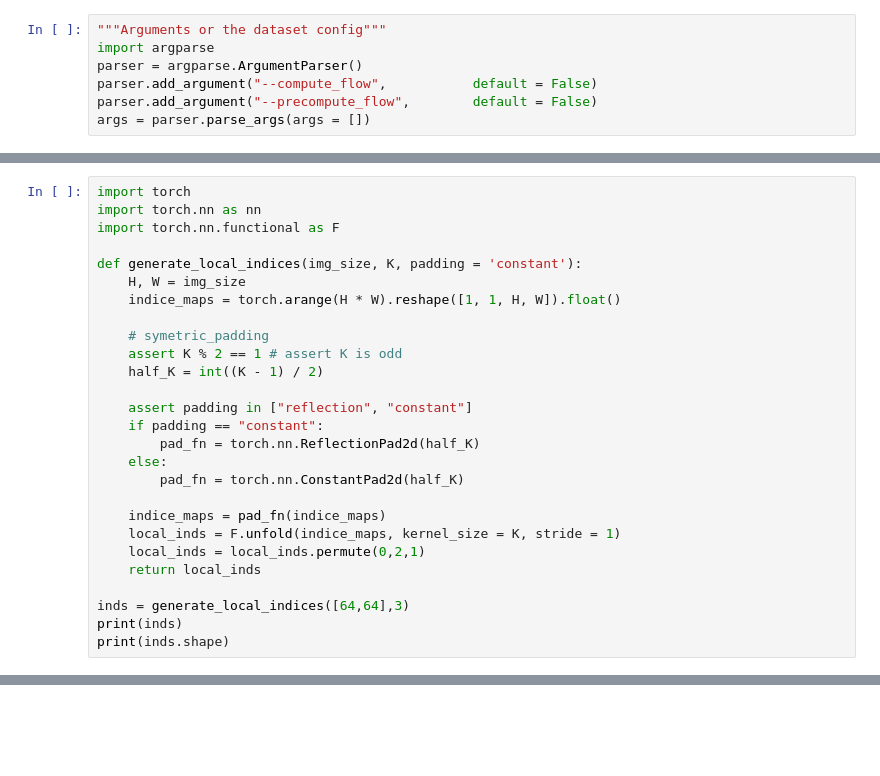
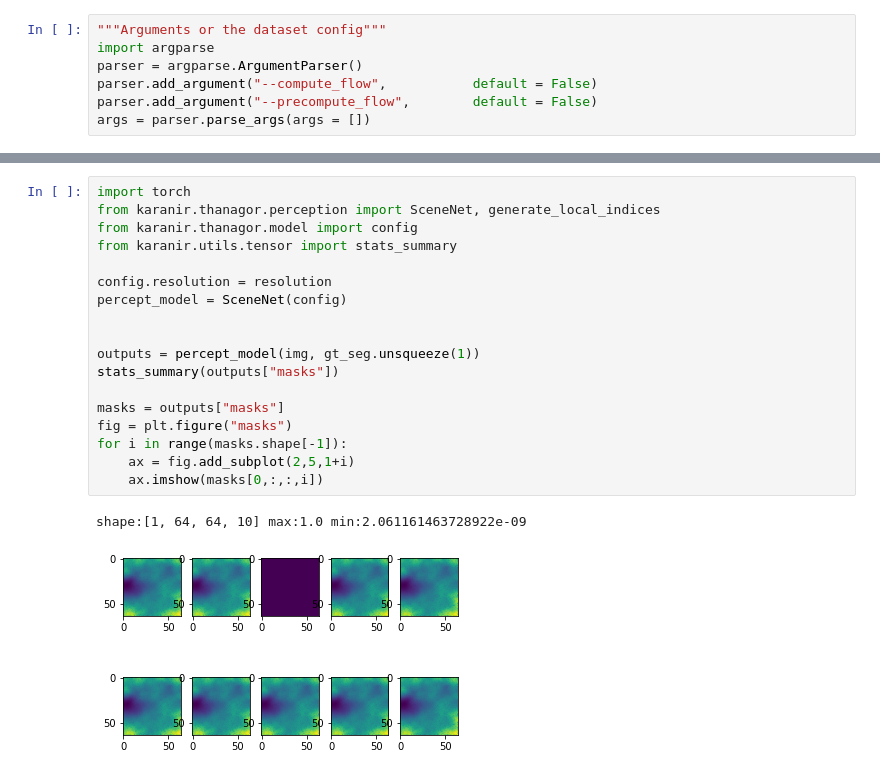
Before and after one commit to ZongjingLi/Karanir, a Jupyter notebook: demo_percept.ipynb, the cells around one changed output, grey strips where cells are left out. Saved outputs shown, nothing was run; the diff lists cells and outputs as text; blank space fills up the shorter version.

Commit message:
karanir confirmed

```diff
--- a/demo_percept.ipynb
+++ b/demo_percept.ipynb
@@ -70,27 +71,0 @@ AttributeError: 'SceneNet' object has no attribute 'cpmpute_segment'
-# %%
-import torch
-import torch.nn as nn
-import torch.nn.functional as F
-
-def generate_local_indices(img_size, K, padding = 'constant'):
-    H, W = img_size
-    indice_maps = torch.arange(H * W).reshape([1, 1, H, W]).float()
-
-    # symetric_padding
-    assert K % 2 == 1 # assert K is odd
-    half_K = int((K - 1) / 2)
-
-    assert padding in ["reflection", "constant"]
-    if padding == "constant":
-        pad_fn = torch.nn.ReflectionPad2d(half_K)
-    else:
-        pad_fn = torch.nn.ConstantPad2d(half_K)
-
-    indice_maps = pad_fn(indice_maps)
-    local_inds = F.unfold(indice_maps, kernel_size = K, stride = 1)
-    local_inds = local_inds.permute(0,2,1)
-    return local_inds
-
-inds = generate_local_indices([64,64],3)
-print(inds)
-print(inds.shape)
@@ -221,0 +72,21 @@ KeyboardInterrupt:
+# %%
+import torch
+from karanir.thanagor.perception import SceneNet, generate_local_indices
+from karanir.thanagor.model import config
+from karanir.utils.tensor import stats_summary
+
+config.resolution = resolution
+percept_model = SceneNet(config)
+
+
+outputs = percept_model(img, gt_seg.unsqueeze(1))
+stats_summary(outputs["masks"])
+
+masks = outputs["masks"]
+fig = plt.figure("masks")
+for i in range(masks.shape[-1]):
+    ax = fig.add_subplot(2,5,1+i)
+    ax.imshow(masks[0,:,:,i])
+# %% [output]
+shape:[1, 64, 64, 10] max:1.0 min:2.061161463728922e-09
+[figure, added]
```
Also changed, not shown: parts of 11 cells of this notebook, 22 other files.
